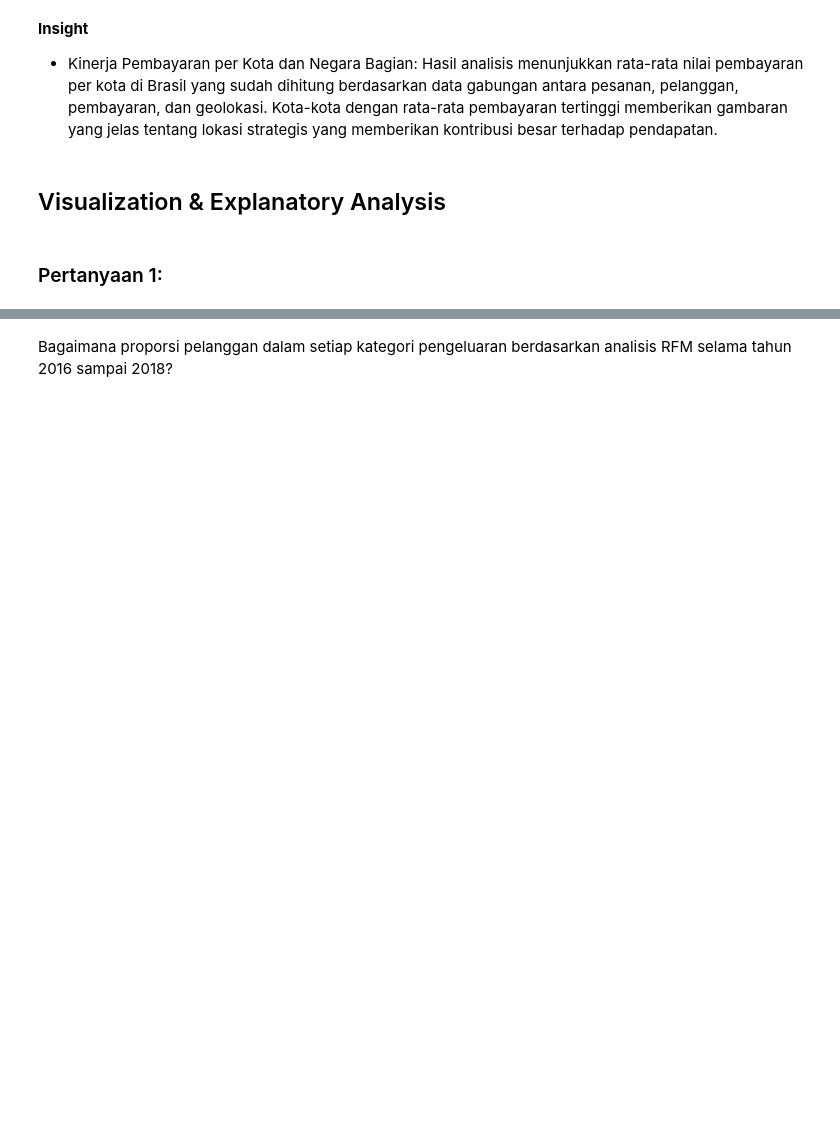
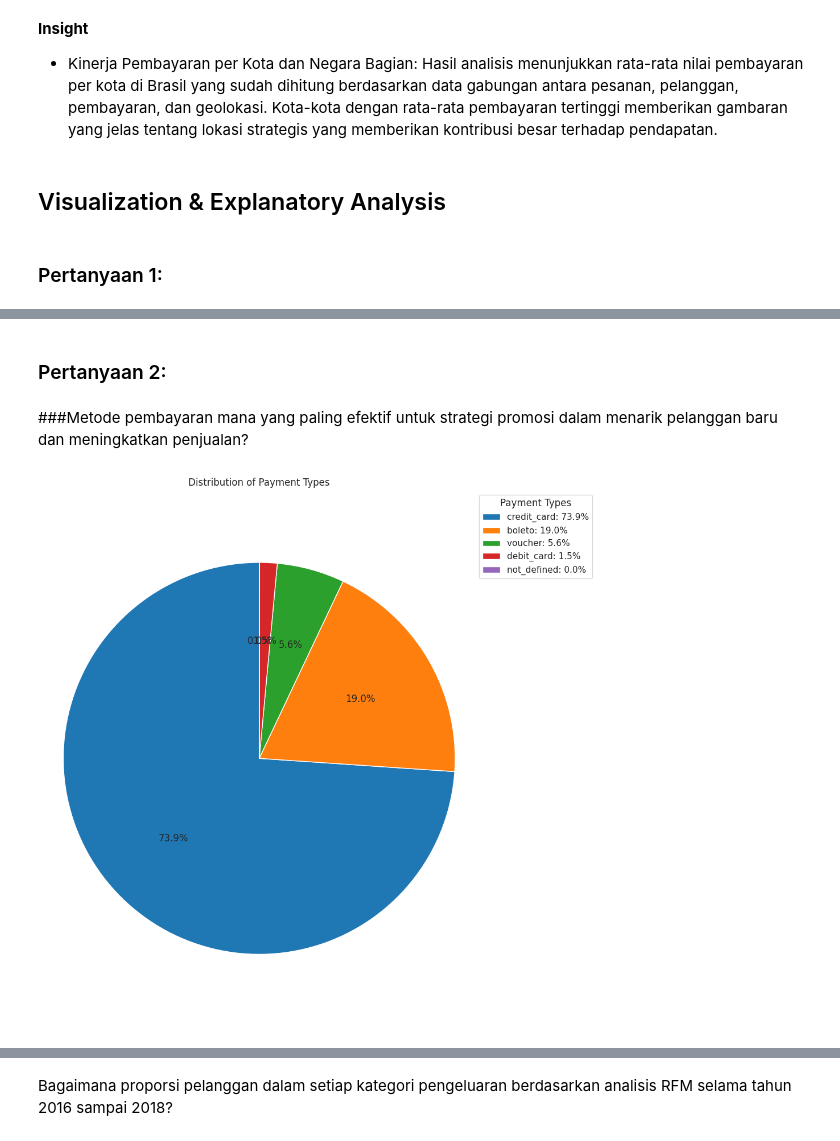
Before and after one commit to DraganAbrisamWidijanto/Proyek-analisis-data, a Jupyter notebook: EDA_Explore.ipynb, the cells around one changed output, grey strips where cells are left out. Drawn from its saved outputs; the diff is of its cells as text; code cells hidden in the pictures; blank space fills up the shorter version.

```diff
--- a/EDA_Explore.ipynb
+++ b/EDA_Explore.ipynb
@@ -234,0 +321,11 @@ max                 NaN               NaN
+# %%
+# Univariate Analysis for Order Payments Dataset
+# Summary of the numerical columns
+payment_summary = olist_order_payments_dataset['payment_value'].describe()
+print("\nOlist Order Payments Dataset Summary:")
+print(payment_summary)
+
+# Count of payment types
+payment_type_counts = olist_order_payments_dataset['payment_type'].value_counts()
+print("\nPayment Type Counts:")
+print(payment_type_counts)
@@ -434,0 +580,36 @@ sorted_heatmap_data_clean.to_csv('heatmap_data_cleaned.csv', index=False)
+# %% [markdown]
+### Pertanyaan 2:
+# %% [markdown]
+###Metode pembayaran mana yang paling efektif untuk strategi promosi dalam menarik pelanggan baru dan meningkatkan penjualan?
+# %%
+# Create a pie chart for payment type distribution
+plt.figure(figsize=(10, 10))  # Size of the figure
+
+# Create the pie chart with percentages inside
+wedges, texts, autotexts = plt.pie(
+    payment_type_counts,
+    startangle=90,
+    autopct='%1.1f%%',  # Percentage inside the pie
+    colors=plt.cm.tab10.colors  # Use a colormap for better color diversity
+)
+
+# Generate legend labels with percentages
+percentages = [f"{payment_type}: {count/sum(payment_type_counts)*100:.1f}%" for payment_type, count in zip(payment_type_counts.index, payment_type_counts)]
+plt.legend(percentages, title="Payment Types", loc="upper left", bbox_to_anchor=(1, 1))
+
+# Title for the pie chart
+plt.title('Distribution of Payment Types')
+
+# Equal aspect ratio ensures that the pie is drawn as a circle
+plt.axis('equal')
+
+# Adjust the layout to avoid clipping the legend
+plt.tight_layout()
+
+# Ensure autotext size is adjustable
+for text in autotexts:
+    text.set_size(12)  # Adjust the size of the percentage text
+
+plt.show()
+# %% [output]
+[figure, added]
```
Also changed, not shown: parts of 38 cells of this notebook, 4 other files.
